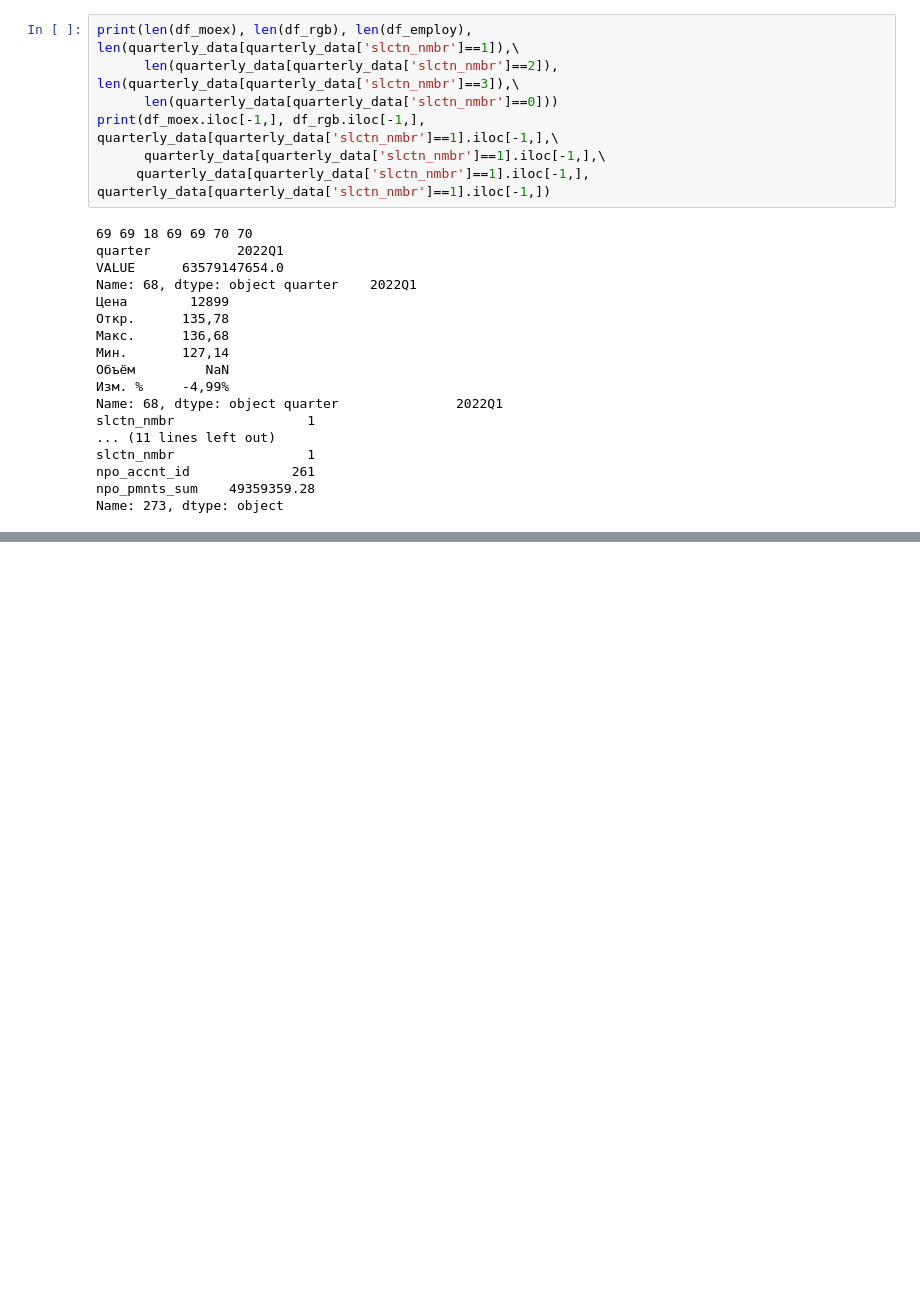
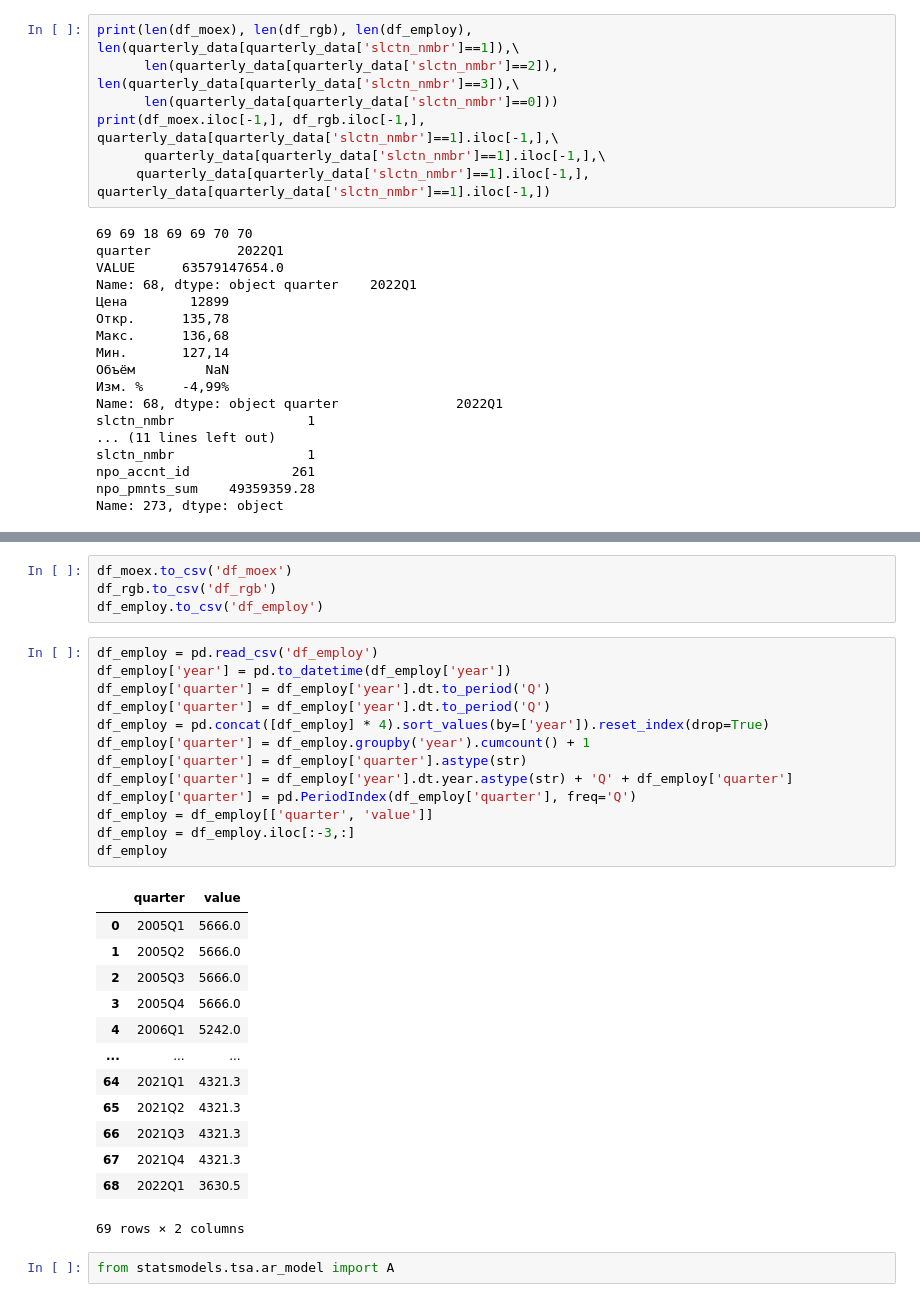
Before and after one commit to Snopoff/NSPF-Financial-Behavior, a Jupyter notebook: Data_enjenering.ipynb, the cells around one changed output, grey strips where cells are left out. Drawn from its saved outputs; the diff is of its cells as text; blank space fills up the shorter version.

```diff
--- a/Data_enjenering.ipynb
+++ b/Data_enjenering.ipynb
@@ -241,0 +299,33 @@ Feature Importance: [0.4845306 0.5154694]
+# %%
+df_moex.to_csv('df_moex')
+df_rgb.to_csv('df_rgb')
+df_employ.to_csv('df_employ')
+# %%
+df_employ = pd.read_csv('df_employ')
+df_employ['year'] = pd.to_datetime(df_employ['year'])
+df_employ['quarter'] = df_employ['year'].dt.to_period('Q')
+df_employ['quarter'] = df_employ['year'].dt.to_period('Q')
+df_employ = pd.concat([df_employ] * 4).sort_values(by=['year']).reset_index(drop=True)
+df_employ['quarter'] = df_employ.groupby('year').cumcount() + 1
+df_employ['quarter'] = df_employ['quarter'].astype(str)
+df_employ['quarter'] = df_employ['year'].dt.year.astype(str) + 'Q' + df_employ['quarter']
+df_employ['quarter'] = pd.PeriodIndex(df_employ['quarter'], freq='Q')
+df_employ = df_employ[['quarter', 'value']]
+df_employ = df_employ.iloc[:-3,:]
+df_employ
+# %% [output]
+|  | quarter | value |
+| 0 | 2005Q1 | 5666.0 |
+| 1 | 2005Q2 | 5666.0 |
+| 2 | 2005Q3 | 5666.0 |
+| 3 | 2005Q4 | 5666.0 |
+| 4 | 2006Q1 | 5242.0 |
+| ... | ... | ... |
+| 64 | 2021Q1 | 4321.3 |
+| 65 | 2021Q2 | 4321.3 |
+| 66 | 2021Q3 | 4321.3 |
+| 67 | 2021Q4 | 4321.3 |
+| 68 | 2022Q1 | 3630.5 |
+69 rows × 2 columns
+# %%
+from statsmodels.tsa.ar_model import A
```
Also changed, not shown: parts of 10 cells of this notebook, 3 other files.
